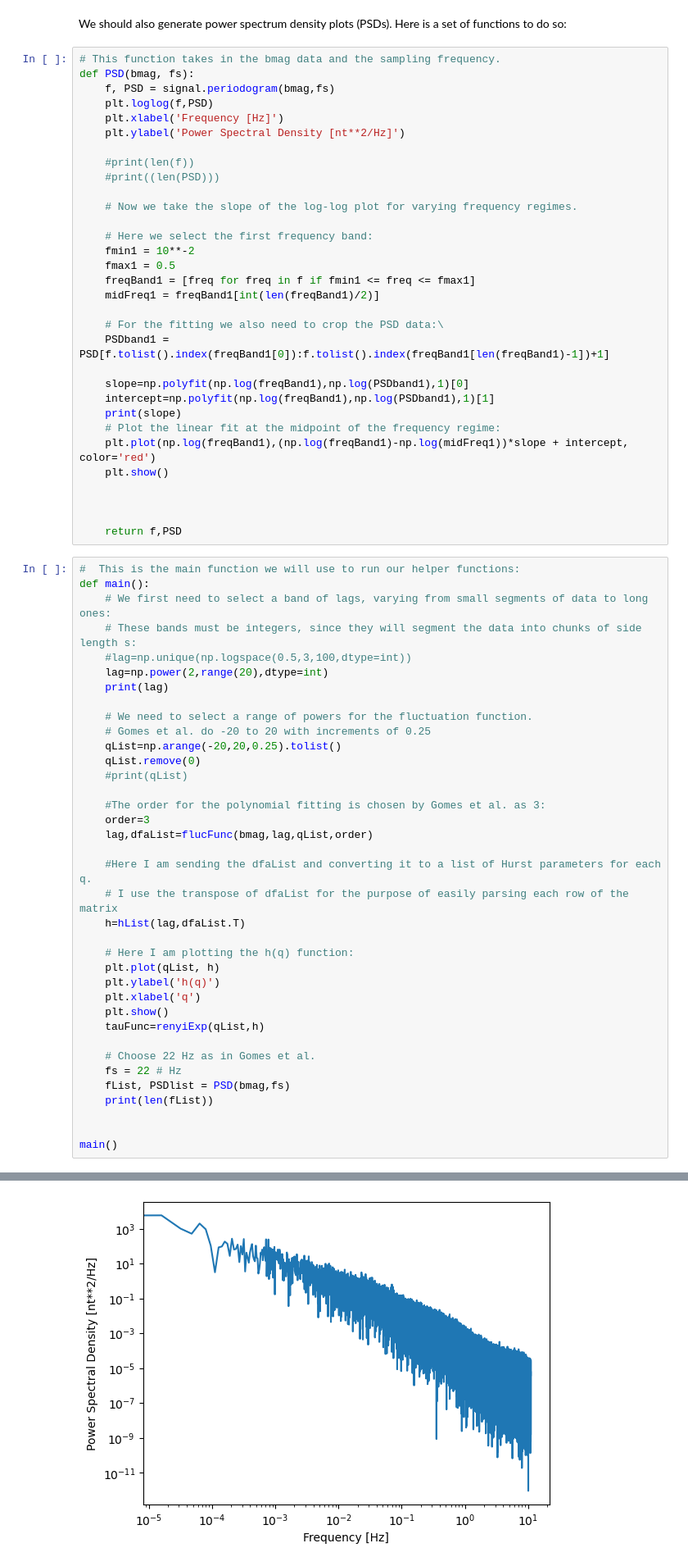
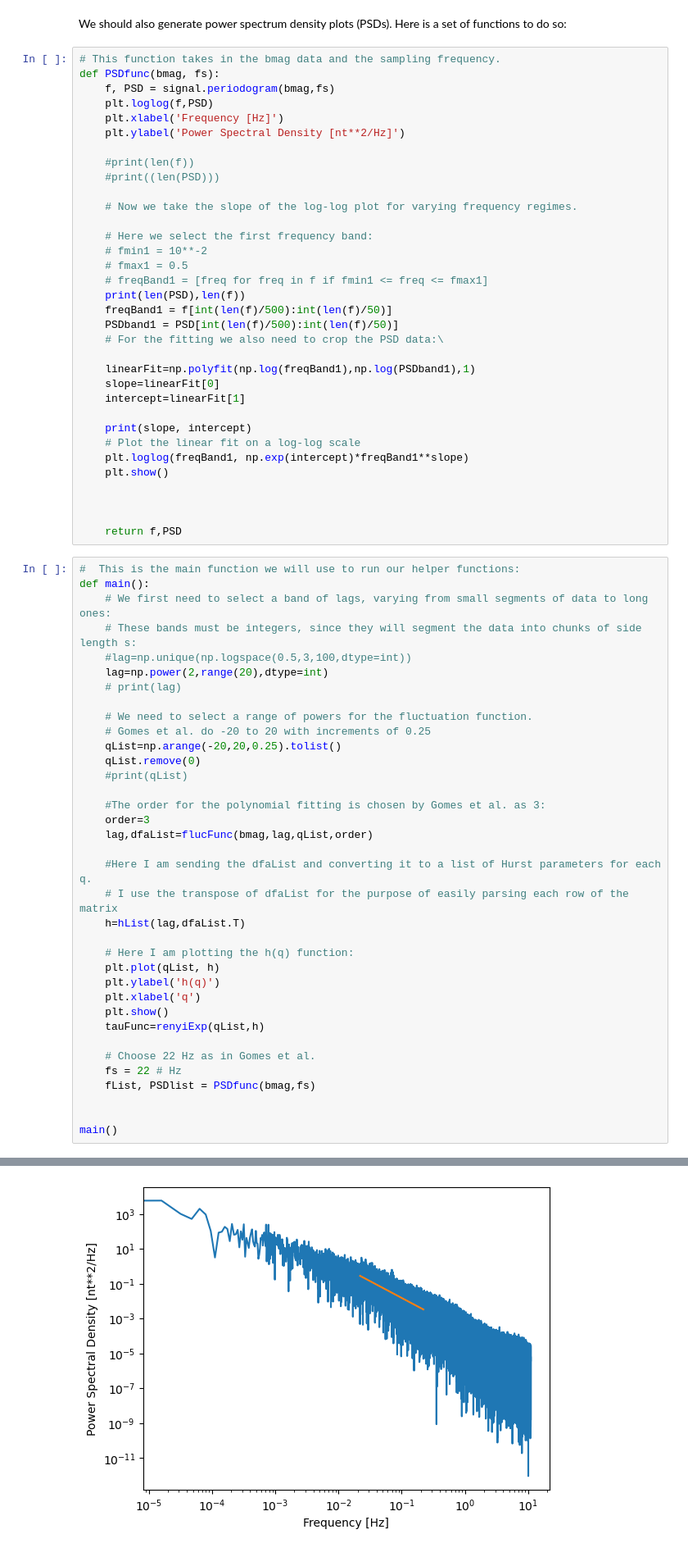
Before and after one commit to sfcoscia/Solar_Wind_MFDFA, a Jupyter notebook: MFDFA_MMS1.ipynb, the cells around one changed output, grey strips where cells are left out. Shown at 82% size. Cells and saved outputs as stored; diff of their text form.

Commit message:
Added trend lines to the PSD plot

```diff
--- a/MFDFA_MMS1.ipynb
+++ b/MFDFA_MMS1.ipynb
@@ -145,7 +145,7 @@ def renyiExp(qList,hList):
 We should also generate power spectrum density plots (PSDs). Here is a set of functions to do so:
 # %%
 # This function takes in the bmag data and the sampling frequency.
-def PSD(bmag, fs):
+def PSDfunc(bmag, fs):
     f, PSD = signal.periodogram(bmag,fs)
     plt.loglog(f,PSD)
     plt.xlabel('Frequency [Hz]')
@@ -157,19 +157,21 @@ def PSD(bmag, fs):
     # Now we take the slope of the log-log plot for varying frequency regimes.
 
     # Here we select the first frequency band:
-    fmin1 = 10**-2
-    fmax1 = 0.5
-    freqBand1 = [freq for freq in f if fmin1 <= freq <= fmax1]
-    midFreq1 = freqBand1[int(len(freqBand1)/2)]
+    # fmin1 = 10**-2
+    # fmax1 = 0.5
+    # freqBand1 = [freq for freq in f if fmin1 <= freq <= fmax1]
+    print(len(PSD),len(f))
+    freqBand1 = f[int(len(f)/500):int(len(f)/50)]
+    PSDband1 = PSD[int(len(f)/500):int(len(f)/50)]
+    # For the fitting we also need to crop the PSD data:\
 
-    # For the fitting we also need to crop the PSD data:\
-    PSDband1 = PSD[f.tolist().index(freqBand1[0]):f.tolist().index(freqBand1[len(freqBand1)-1])+1]
+    linearFit=np.polyfit(np.log(freqBand1),np.log(PSDband1),1)
+    slope=linearFit[0]
+    intercept=linearFit[1]
 
-    slope=np.polyfit(np.log(freqBand1),np.log(PSDband1),1)[0]
-    intercept=np.polyfit(np.log(freqBand1),np.log(PSDband1),1)[1]
-    print(slope)
-    # Plot the linear fit at the midpoint of the frequency regime:
-    plt.plot(np.log(freqBand1),(np.log(freqBand1)-np.log(midFreq1))*slope + intercept, color='red')
+    print(slope, intercept)
+    # Plot the linear fit on a log-log scale
+    plt.loglog(freqBand1, np.exp(intercept)*freqBand1**slope)
     plt.show()
 
 
@@ -182,7 +184,7 @@ def main():
     # These bands must be integers, since they will segment the data into chunks of side length s:
     #lag=np.unique(np.logspace(0.5,3,100,dtype=int))
     lag=np.power(2,range(20),dtype=int)
-    print(lag)
+    # print(lag)
 
     # We need to select a range of powers for the fluctuation function.
     # Gomes et al. do -20 to 20 with increments of 0.25
@@ -207,8 +209,7 @@ def main():
 
     # Choose 22 Hz as in Gomes et al.
     fs = 22 # Hz
-    fList, PSDlist = PSD(bmag,fs)
-    print(len(fList))
+    fList, PSDlist = PSDfunc(bmag,fs)
 
 
 main()
@@ -239 +222 @@ Estimated H = 1.176
-[figure, old version]
+[figure, new version]
```
Also changed, not shown: parts of 3 cells of this notebook.
